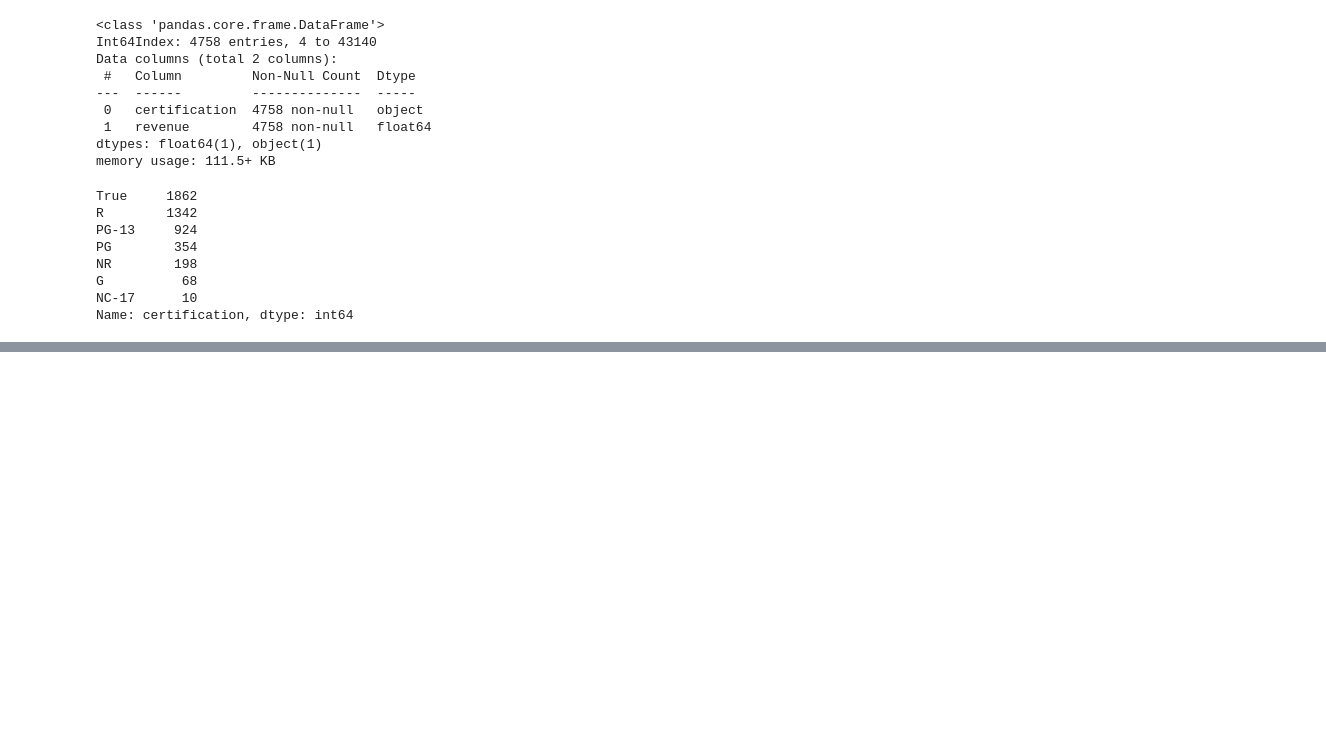
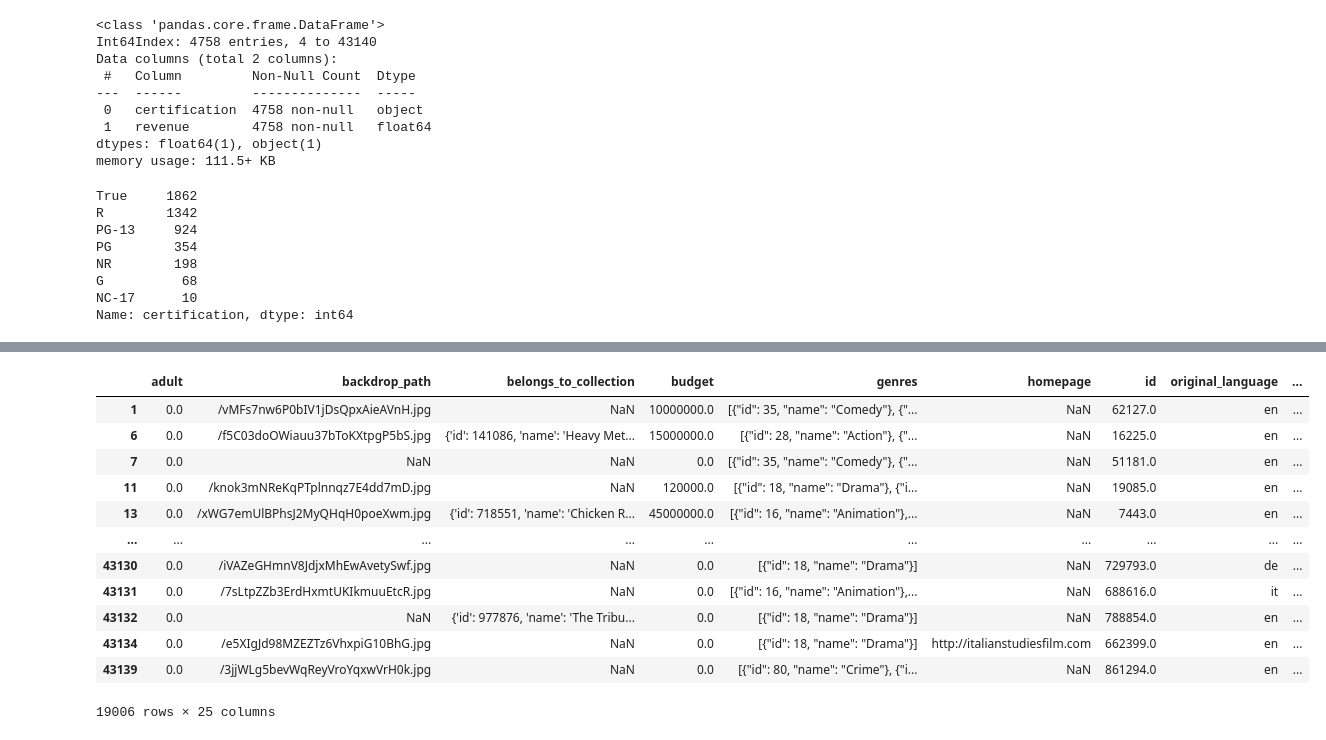
Before and after one commit to Mhoover41/Data-Enrichment-Project-3, a Jupyter notebook: IMDB Project Part 4 - ETL & Hypothesis Testing.ipynb, the cells around one changed output, grey strips where cells are left out. Drawn from its saved outputs; the diff is of its cells as text; code cells hidden in the pictures; blank space fills up the shorter version.

```diff
--- a/IMDB Project Part 4 - ETL & Hypothesis Testing.ipynb
+++ b/IMDB Project Part 4 - ETL & Hypothesis Testing.ipynb
@@ -762,0 +823,18 @@ groups_2.keys()
+# %%
+# short movie
+short_movie = df_combined[df_combined['runtime'] <= 90]
+short_movie
+# %% [output]
+|  | adult | backdrop_path | belongs_to_collection | budget | genres | homepage | id | original_language | ... |
+| 1 | 0.0 | /vMFs7nw6P0bIV1jDsQpxAieAVnH.jpg | NaN | 10000000.0 | [{"id": 35, "name": "Comedy"}, {"... | NaN | 62127.0 | en | ... |
+| 6 | 0.0 | /f5C03doOWiauu37bToKXtpgP5bS.jpg | {'id': 141086, 'name': 'Heavy Met... | 15000000.0 | [{"id": 28, "name": "Action"}, {"... | NaN | 16225.0 | en | ... |
+| 7 | 0.0 | NaN | NaN | 0.0 | [{"id": 35, "name": "Comedy"}, {"... | NaN | 51181.0 | en | ... |
+| 11 | 0.0 | /knok3mNReKqPTplnnqz7E4dd7mD.jpg | NaN | 120000.0 | [{"id": 18, "name": "Drama"}, {"i... | NaN | 19085.0 | en | ... |
+| 13 | 0.0 | /xWG7emUlBPhsJ2MyQHqH0poeXwm.jpg | {'id': 718551, 'name': 'Chicken R... | 45000000.0 | [{"id": 16, "name": "Animation"},... | NaN | 7443.0 | en | ... |
+| ... | ... | ... | ... | ... | ... | ... | ... | ... | ... |
+| 43130 | 0.0 | /iVAZeGHmnV8JdjxMhEwAvetySwf.jpg | NaN | 0.0 | [{"id": 18, "name": "Drama"}] | NaN | 729793.0 | de | ... |
+| 43131 | 0.0 | /7sLtpZZb3ErdHxmtUKIkmuuEtcR.jpg | NaN | 0.0 | [{"id": 16, "name": "Animation"},... | NaN | 688616.0 | it | ... |
+| 43132 | 0.0 | NaN | {'id': 977876, 'name': 'The Tribu... | 0.0 | [{"id": 18, "name": "Drama"}] | NaN | 788854.0 | en | ... |
+| 43134 | 0.0 | /e5XIgJd98MZEZTz6VhxpiG10BhG.jpg | NaN | 0.0 | [{"id": 18, "name": "Drama"}] | http://italianstudiesfilm.com | 662399.0 | en | ... |
+| 43139 | 0.0 | /3jjWLg5bevWqReyVroYqxwVrH0k.jpg | NaN | 0.0 | [{"id": 80, "name": "Crime"}, {"i... | NaN | 861294.0 | en | ... |
+19006 rows × 25 columns
```
Also changed, not shown: parts of 112 cells of this notebook.
